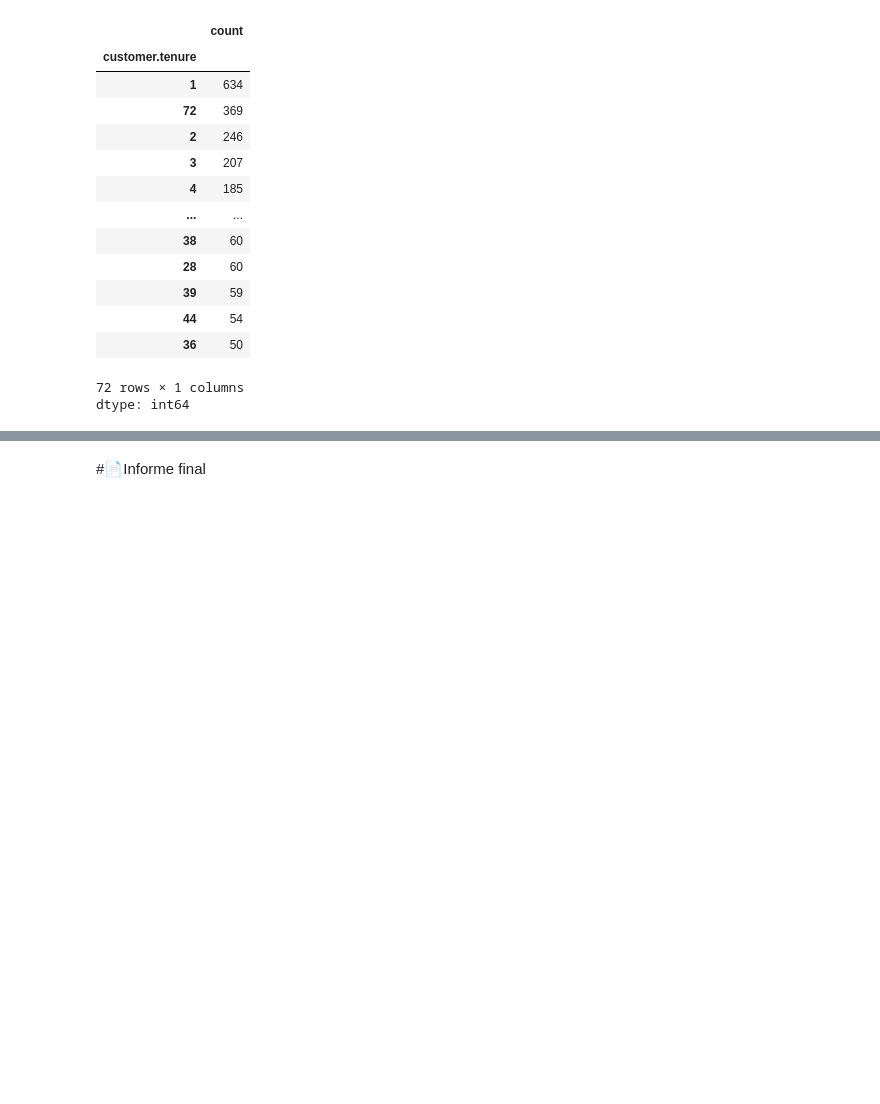
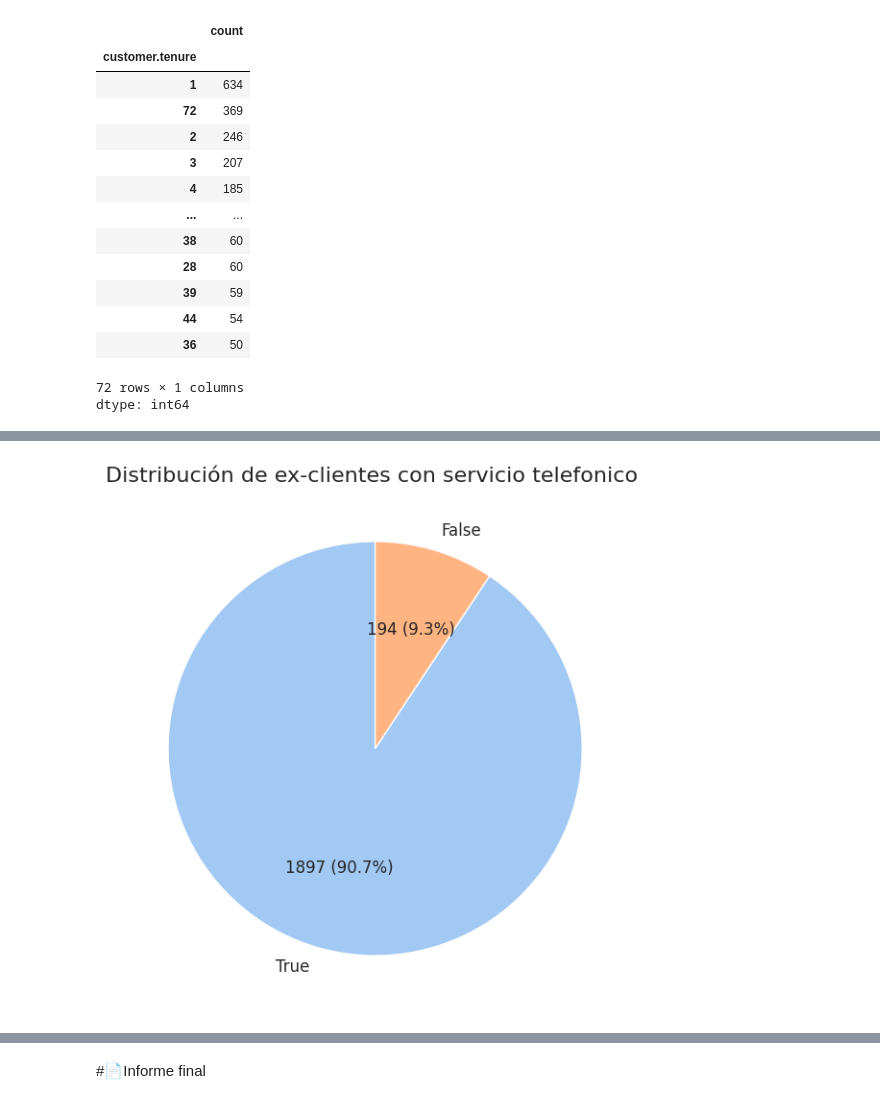
Before and after one commit to Yovan05/TelecomX_LATAM, a Jupyter notebook: TelecomX_LATAM.ipynb, the cells around one changed output, grey strips where cells are left out. Drawn from its saved outputs; the diff is of its cells as text; code cells hidden in the pictures; blank space fills up the shorter version.

```diff
--- a/TelecomX_LATAM.ipynb
+++ b/TelecomX_LATAM.ipynb
@@ -691,0 +735,35 @@ plt.show()
+# %%
+# Estilo de seaborn
+sns.set_theme(style="whitegrid")
+
+# Contar valores de clientes mantenidos
+phone_service_counts = ex_clientes['phone.PhoneService'].value_counts()
+phone_service_labels = phone_service_counts.index
+phone_service_sizes = phone_service_counts.values
+
+# Paleta pastel base de seaborn
+paleta = sns.color_palette("pastel")
+
+# Asignar color fijo: True = paleta[0], False = paleta[1]
+colores = [paleta[0] if label==True else paleta[1] for label in phone_service_labels]
+
+# Crear la gráfica de pastel
+fig, ax = plt.subplots(figsize=(7,7))
+wedges, texts, autotexts = ax.pie(
+    phone_service_sizes,
+    labels=phone_service_labels,
+    autopct=lambda p: f"{int(p*sum(phone_service_sizes)/100)} ({p:.1f}%)",
+    startangle=90,
+    colors=colores
+)
+
+# Estilo de textos
+for text in texts + autotexts:
+    text.set_fontsize(12)
+
+# Título
+ax.set_title("Distribución de ex-clientes con servicio telefonico ", fontsize=16)
+
+plt.show()
+# %% [output]
+[figure, added]
```
Also changed, not shown: parts of 101 cells of this notebook.
